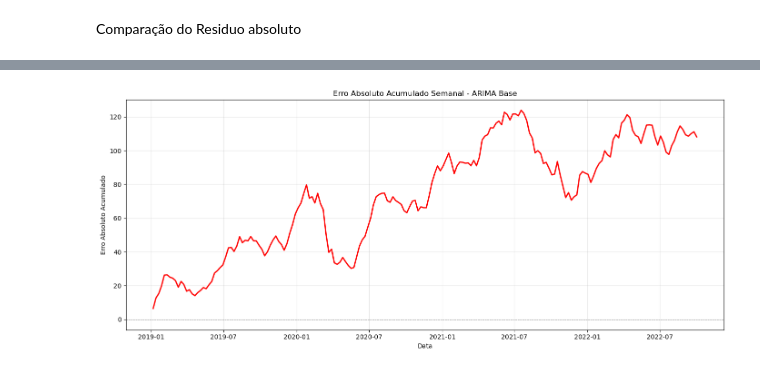
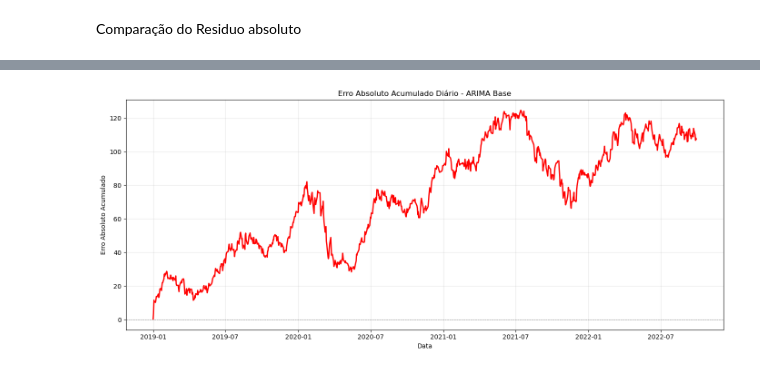
Before and after one commit to diogobrasil/analises-tcc-cripto, a Jupyter notebook: main/notebooks/arima_analysis/arima_analysis.ipynb, the cells around one changed output, grey strips where cells are left out. Drawn from its saved outputs; the diff is of its cells as text; code cells hidden in the pictures.

```diff
--- a/main/notebooks/arima_analysis/arima_analysis.ipynb
+++ b/main/notebooks/arima_analysis/arima_analysis.ipynb
@@ -497,7 +497,7 @@ for acao in acoes:
     res_series = pd.Series(res, index=dates)
 
     # Reamostragem semanal
-    residuos_dict[acao] = res_series.resample('W').mean().interpolate()
+    residuos_dict[acao] = res_series.resample('D').mean().interpolate()
 
 # Combina tudo em um DataFrame
 residuos_df = pd.DataFrame(residuos_dict)
@@ -512,7 +512,7 @@ erro_acumulado.to_csv("erro_acumulado_lr.csv")
 plt.figure(figsize=(14, 6))
 plt.plot(erro_acumulado.index, erro_acumulado, color='darkblue', linewidth=2)
 plt.axhline(y=0, color='gray', linestyle='--', linewidth=0.7)
-plt.title("Erro Absoluto Acumulado Semanal - Regressão Linear")
+plt.title("Erro Absoluto Acumulado Diário - Regressão Linear")
 plt.xlabel("Data")
 plt.ylabel("Erro Absoluto Acumulado")
 plt.grid(True, alpha=0.3)
@@ -592,7 +592,7 @@ for acao in acoes:
 
         dates = test.index
         res = pd.Series(np.abs(y_true - y_pred), index=pd.to_datetime(dates))
-        residuos_arima[acao] = res.resample("W").mean().interpolate()
+        residuos_arima[acao] = res.resample("D").mean().interpolate()
 
     except Exception as e:
         print(f"Erro ao processar {acao}: {e}")
@@ -607,7 +607,7 @@ erro_acumulado_arima.to_csv("erro_acumulado_arima_rolling.csv")
 plt.figure(figsize=(14, 6))
 plt.plot(erro_acumulado_arima.index, erro_acumulado_arima, color='darkgreen', linewidth=2)
 plt.axhline(y=0, color='gray', linestyle='--', linewidth=0.7)
-plt.title("Erro Absoluto Acumulado Semanal - ARIMA Rolling")
+plt.title("Erro Absoluto Acumulado Diário - ARIMA Rolling")
 plt.xlabel("Data")
 plt.ylabel("Erro Absoluto Acumulado")
 plt.grid(True, alpha=0.3)
@@ -684,7 +684,7 @@ for acao in acoes:
         # Índices para o cálculo do resíduo
         dates = test.index[:len(y_pred)]
         res = pd.Series(np.abs(y_true[:len(y_pred)] - y_pred), index=pd.to_datetime(dates))
-        residuos_arima[acao] = res.resample("W").mean().interpolate()
+        residuos_arima[acao] = res.resample("D").mean().interpolate()
 
     except Exception as e:
         print(f"Erro ao processar {acao}: {e}")
@@ -699,7 +699,7 @@ erro_acumulado_arima.to_csv("erro_acumulado_arima_base.csv")
 plt.figure(figsize=(14, 6))
 plt.plot(erro_acumulado_arima.index, erro_acumulado_arima, color='red', linewidth=2)
 plt.axhline(y=0, color='gray', linestyle='--', linewidth=0.7)
-plt.title("Erro Absoluto Acumulado Semanal - ARIMA Base")
+plt.title("Erro Absoluto Acumulado Diário - ARIMA Base")
 plt.xlabel("Data")
 plt.ylabel("Erro Absoluto Acumulado")
 plt.grid(True, alpha=0.3)
@@ -726,4 +726,4 @@ Métricas no conjunto de teste:
-[figure, old version]
+[figure, new version]
 # %%
 import pandas as pd
 import matplotlib.pyplot as plt
```
Also changed, not shown: parts of 7 cells of this notebook.
